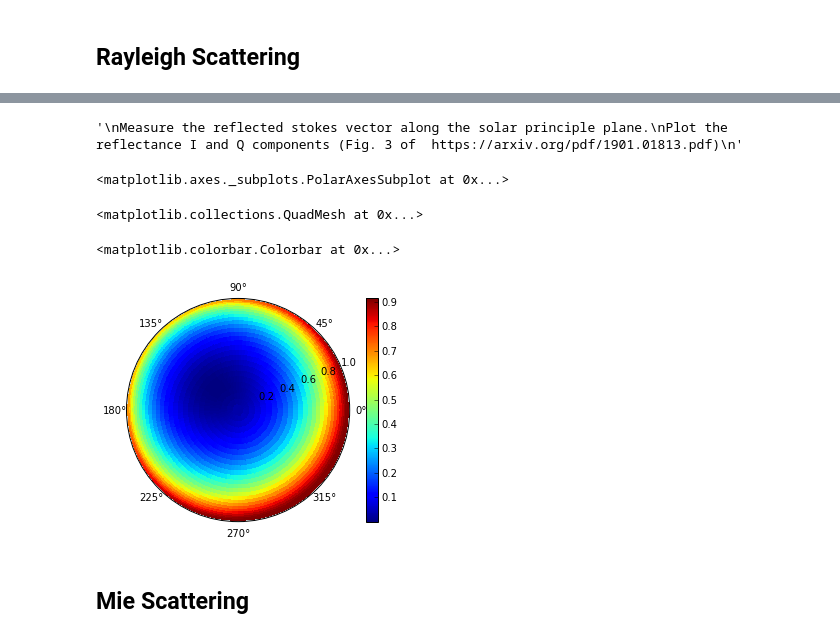
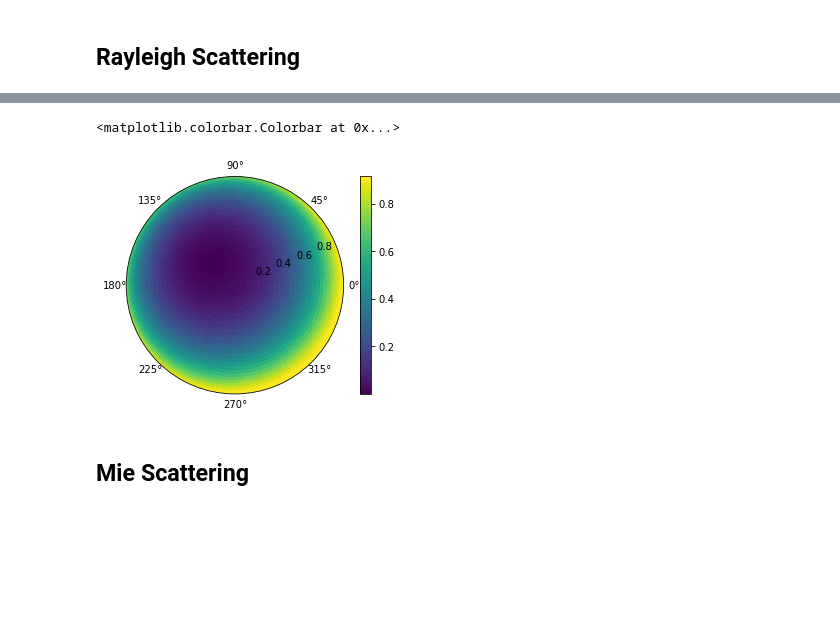
Before and after one commit to CloudTomography/AT3D, a Jupyter notebook: notebooks/Forward Rendering Polarized.ipynb, the cells around one changed output, grey strips where cells are left out. Saved outputs shown, nothing was run; the diff lists cells and outputs as text; code cells hidden in the pictures; blank space fills up the shorter version.

Commit message:
refactoring sensor into camera, sensor and projection

```diff
--- a/notebooks/Forward Rendering Polarized.ipynb
+++ b/notebooks/Forward Rendering Polarized.ipynb
@@ -91,28 +85,22 @@ rte_solver.solve(maxiter=100)
 Measure the reflected stokes vector along the solar principle plane.
 Plot the reflectance I and Q components (Fig. 3 of  https://arxiv.org/pdf/1901.01813.pdf)
 """
-sensor = shdom.ReflectancePolarizedSensor(wavelength=0.8,
-                                          x=0.5,
-                                          y=0.5,
-                                          z=1.0,
-                                          resolution=3)
-dolp = sensor.render(rte_solver)[1]
+camera = shdom.Camera(
+    sensor=shdom.PolarizationSensor(),
+    projection=shdom.ReflectanceProjection(x=0.5, y=0.5, z=1.0, resolution=3)
+)
+dolp = camera.render(rte_solver)[1]
-# %% [output]
-'\nMeasure the reflected stokes vector along the solar principle plane.\nPlot the reflectance I and Q components (Fig. 3 of  https://arxiv.org/pdf/1901.01813.pdf)\n'
 # %%
-azimuth = sensor.phi.reshape(sensor.resolution, order='F')
-radius = np.sqrt(1-sensor.mu**2).reshape(sensor.resolution, order='F')
-dolp_image = dolp.reshape(sensor.resolution, order='F')
+azimuth = camera.projection.phi.reshape(camera.projection.resolution, order='F')
+radius = np.sqrt(1-camera.projection.mu**2).reshape(camera.projection.resolution, order='F')
 
 %matplotlib inline
 plt.subplot(projection='polar')
-plt.pcolormesh(azimuth, radius, dolp_image)
+plt.pcolormesh(azimuth, radius, dolp)
 plt.colorbar()
 # %% [output]
-<matplotlib.axes._subplots.PolarAxesSubplot at 0x...>
+<matplotlib.colorbar.Colorbar at 0x...>
-<matplotlib.collections.QuadMesh at 0x...>
-<matplotlib.colorbar.Colorbar at 0x...>
-[figure, old version]
+[figure, new version]
 # %% [markdown]
 ## Mie Scattering
 # %%
```
Also changed, not shown: parts of 17 cells of this notebook, 2 other files.
